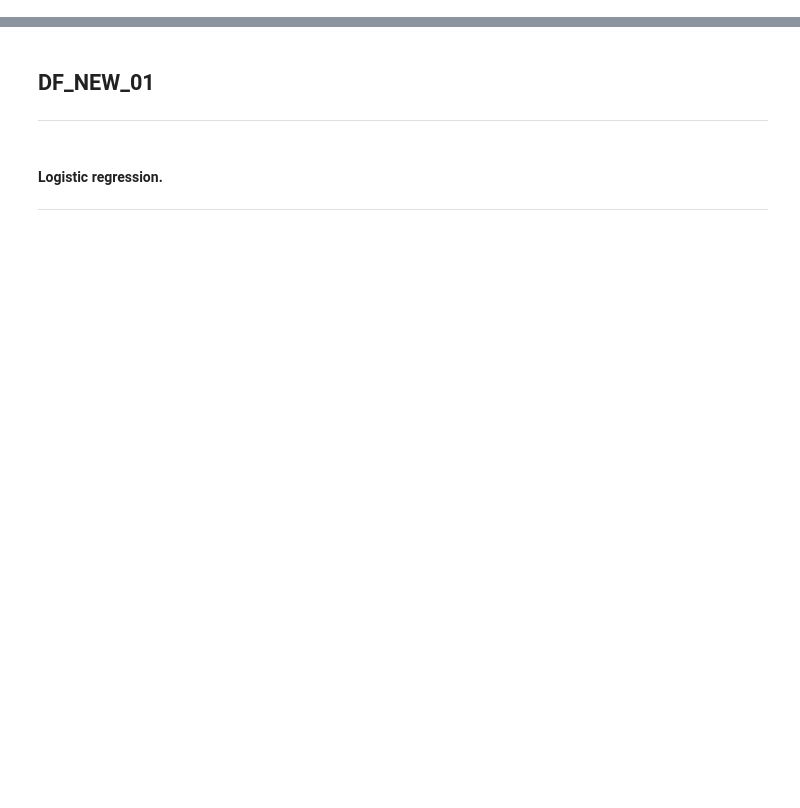
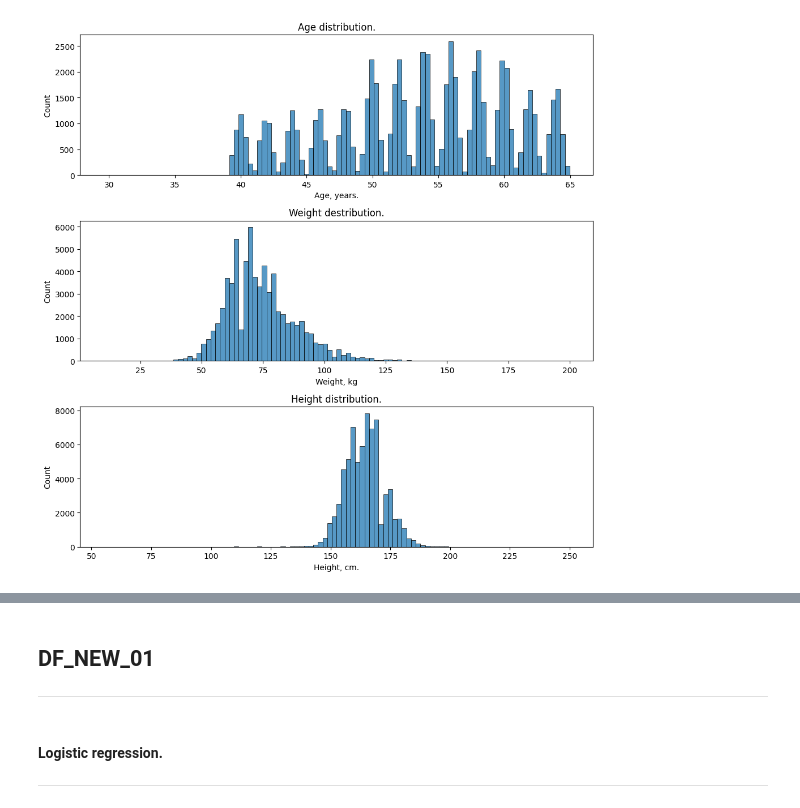
Before and after one commit to S1gge/Machine-Learning-Medical-Prediction, a Jupyter notebook: Lab_01/Test.ipynb, the cells around one changed output, grey strips where cells are left out. Drawn from its saved outputs; the diff is of its cells as text; code cells hidden in the pictures; blank space fills up the shorter version.

```diff
--- a/Lab_01/Test.ipynb
+++ b/Lab_01/Test.ipynb
@@ -24,3 +38,7 @@ data_analysis.bmi(df)
+# %%
+utils.eda_histplot(df);
+# %% [output]
+[figure, added]
 # %%
 # outliers bmi
 Q1, Q3 = np.quantile(df['bmi'], 0.25), np.quantile(df['bmi'], 0.75)
```
Also changed, not shown: parts of 14 cells of this notebook, 4 other files.
